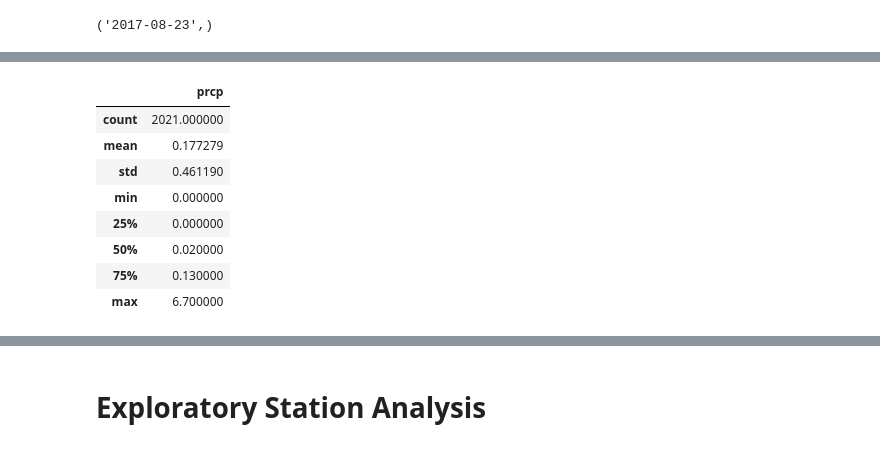
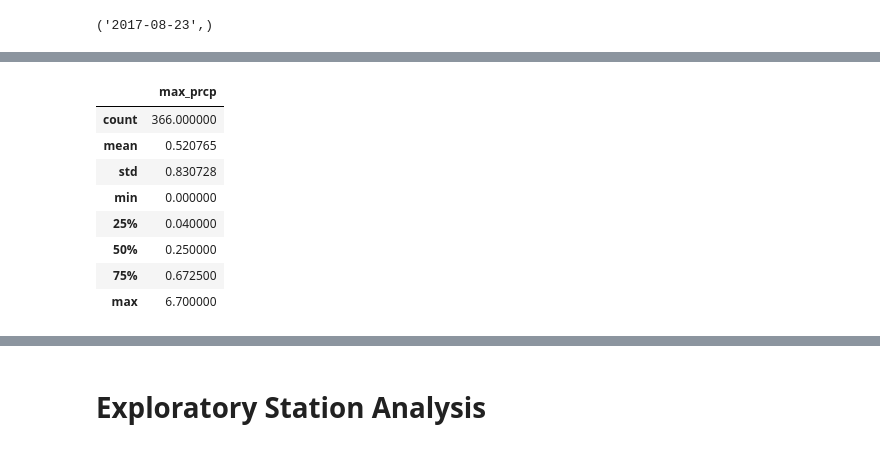
Before and after one commit to armannphd/sqlalchemy-challenge, a Jupyter notebook: climate_starter-Copy6.ipynb, the cells around one changed output, grey strips where cells are left out. Saved outputs shown, nothing was run; the diff lists cells and outputs as text; code cells hidden in the pictures.

```diff
--- a/climate_starter-Copy6.ipynb
+++ b/climate_starter-Copy6.ipynb
@@ -45,3 +45,18 @@ query_recent_date = session.query(Measurement.date).order_by(Measurement.date.de
 query_recent_date
 # %% [output]
 ('2017-08-23',)
+# %%
+# declare the date one year ago
+year_ago_date = dt.datetime(2016, 8, 22)
+# %%
+# plotting points from the maximum precipitation on any given date
+# instead of plotting multiple points per date from the various stations
+
+max_prcp_data = [Measurement.date, func.max(Measurement.prcp)]
+
+max_prcp = session.query(*max_prcp_data).\
+    filter(Measurement.date > year_ago_date).\
+    group_by(Measurement.date).\
+    order_by(Measurement.date).all()
+
+max_prcp
@@ -47,0 +81,22 @@ query_recent_date
+# %%
+# define the dataframe and set index to date
+max_prcp_df = pd.DataFrame(max_prcp, columns=['date', 'max_prcp'])
+max_prcp_df.set_index('date', inplace=True)
+
+# plot the bar chart
+ax = max_prcp_df.plot(kind='bar', width=4, color='cadetblue', align = 'center')
+xticks = ax.xaxis.get_major_ticks()
+
+# include parameters so tick marks on x axis do not appear blurred
+for i,tick in enumerate(xticks):
+    if i%45 != 0:
+        tick.label1.set_visible(False)
+
+# parameters for plot
+ax.get_legend().remove()
+plt.title("Max Precipitation for each date")
+plt.xlabel("Date")
+plt.ylabel("Precipitation \n (inches)")
+plt.tight_layout()
+
+plt.show()
@@ -113,13 +132,14 @@ ax.xaxis.set_major_locator(myLocator)
 # %%
 # Use Pandas to calcualte the summary statistics for the precipitation data
-recent_year_df.describe()
+# Summary stats for max precpitation on each date
+max_prcp_df.describe()
 # %% [output]
-|  | prcp |
-| count | 2021.000000 |
-| mean | 0.177279 |
-| std | 0.461190 |
+|  | max_prcp |
+| count | 366.000000 |
+| mean | 0.520765 |
+| std | 0.830728 |
 | min | 0.000000 |
-| 25% | 0.000000 |
-| 50% | 0.020000 |
-| 75% | 0.130000 |
+| 25% | 0.040000 |
+| 50% | 0.250000 |
+| 75% | 0.672500 |
 | max | 6.700000 |
```
Also changed, not shown: parts of 9 cells of this notebook.
